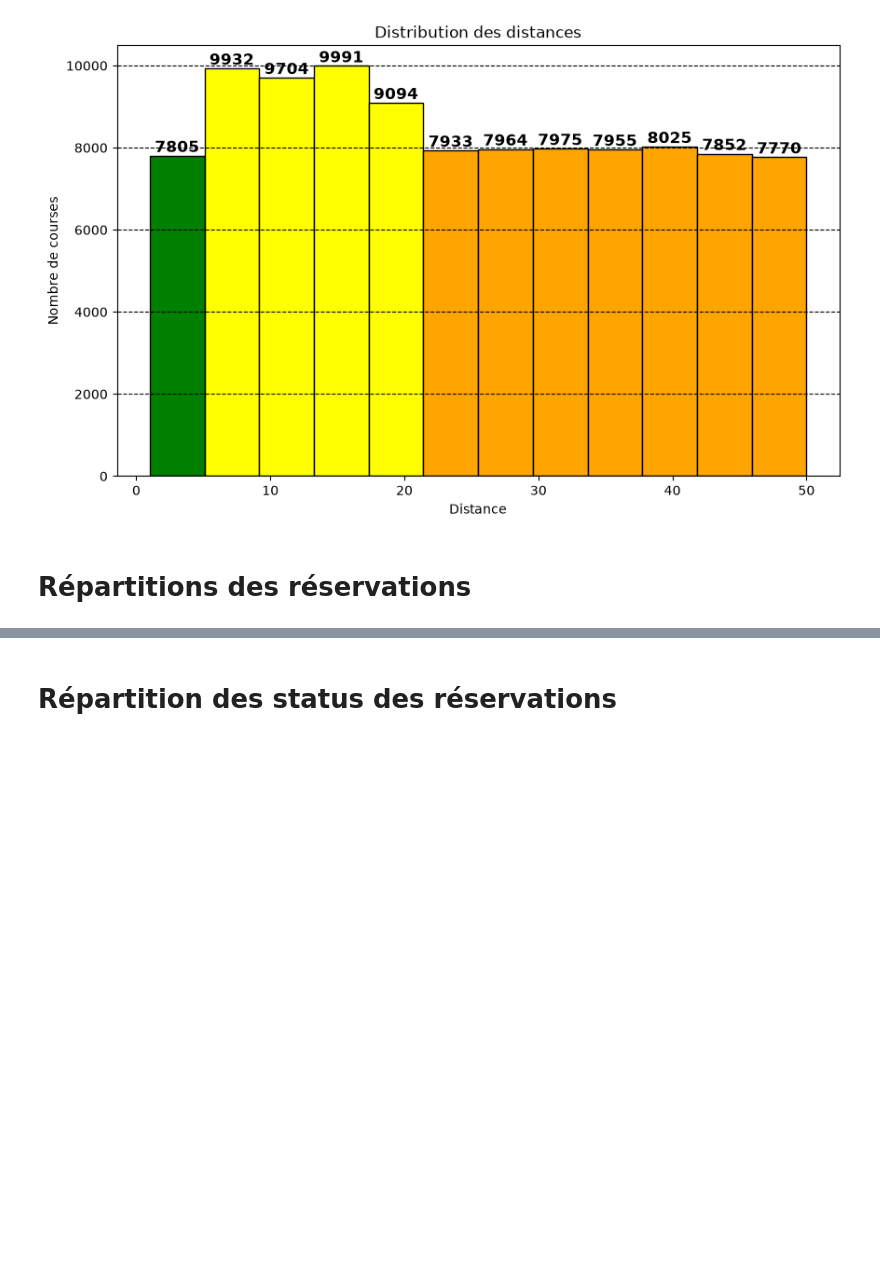
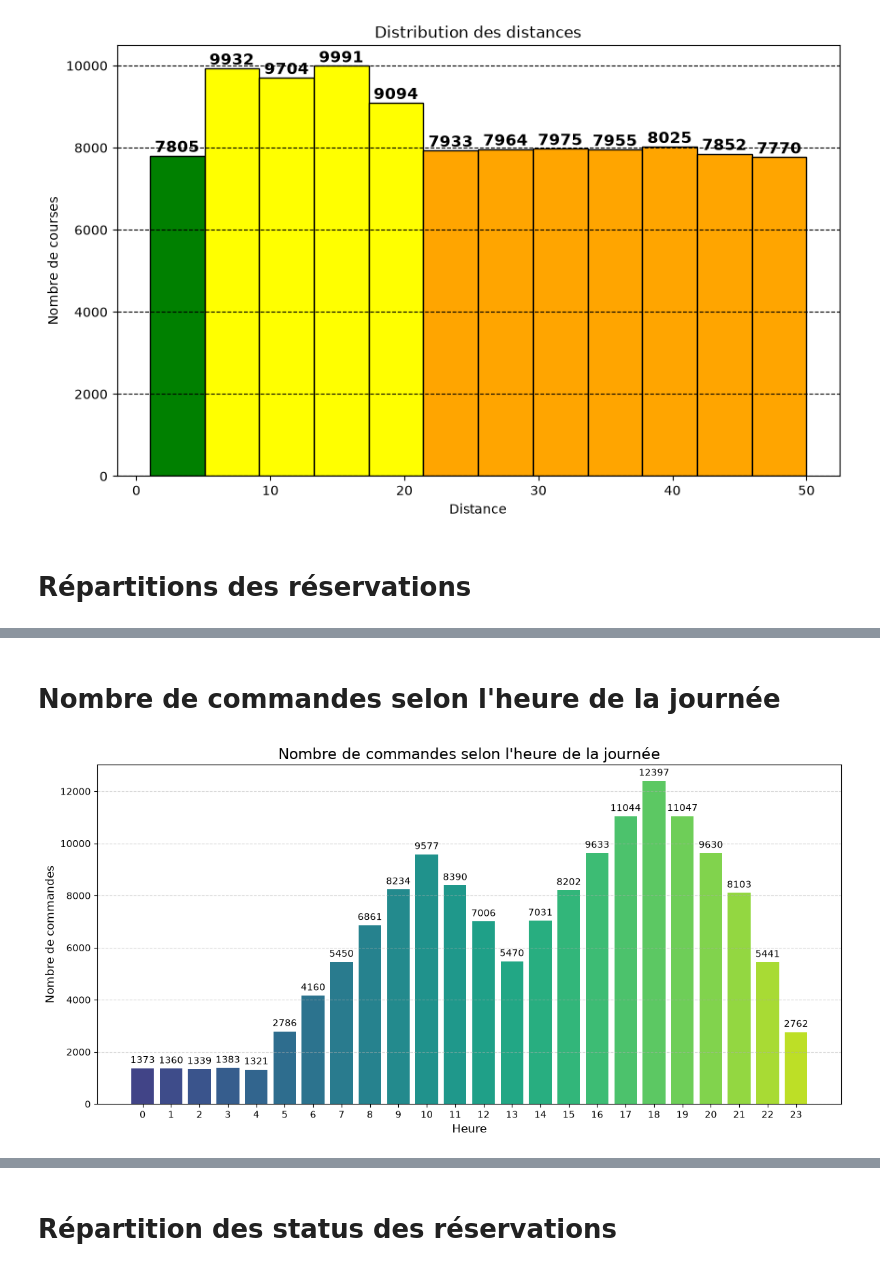
Before and after one commit to Balkis-dev/Repository_Booking, a Jupyter notebook: nettoyer_booking_data.ipynb, the cells around one changed output, grey strips where cells are left out. Cells and saved outputs as stored; diff of their text form; code cells hidden in the pictures; blank space fills up the shorter version.

```diff
--- a/nettoyer_booking_data.ipynb
+++ b/nettoyer_booking_data.ipynb
@@ -235,3 +696,81 @@ plt.show()
+# %% [markdown]
+# Nombre de commandes selon l'heure de la journée #
+# %%
+import matplotlib.pyplot as plt
+import numpy as np
+
+# Conversion de Time en datetime si nécessaire
+df["Time"] = pd.to_datetime(
+    df["Time"],
+    errors="coerce"
+)
+
+# Extraire l'heure
+df["Hour"] = df["Time"].dt.hour
+
+# Compter les commandes par heure
+commandes_heure = (
+    df["Hour"]
+    .value_counts()
+    .sort_index()
+)
+
+# Création du graphique
+plt.figure(figsize=(12, 6))
+
+# Couleurs en dégradé
+couleurs = plt.cm.viridis(
+    np.linspace(0.2, 0.9, len(commandes_heure))
+)
+
+plt.bar(
+    commandes_heure.index,
+    commandes_heure.values,
+    color=couleurs
+)
+
+# Ajouter les valeurs au-dessus des barres
+for heure, valeur in zip(
+    commandes_heure.index,
+    commandes_heure.values
+):
+    plt.text(
+        heure,
+        valeur + 200,
+        str(valeur),
+        ha="center",
+        fontsize=10
+    )
+
+plt.title(
+    "Nombre de commandes selon l'heure de la journée",
+    fontsize=16
+)
+
+plt.xlabel(
+    "Heure",
+    fontsize=12
+)
+
+plt.ylabel(
+    "Nombre de commandes",
+    fontsize=12
+)
+
+plt.xticks(
+    range(24)
+)
+
+plt.grid(
+    axis="y",
+    linestyle="--",
+    alpha=0.5
+)
+
+plt.tight_layout()
+plt.show()
+# %% [output]
+[figure, added]
 # %%
 data = []
 labels= []
```
Also changed, not shown: parts of 43 cells of this notebook.
